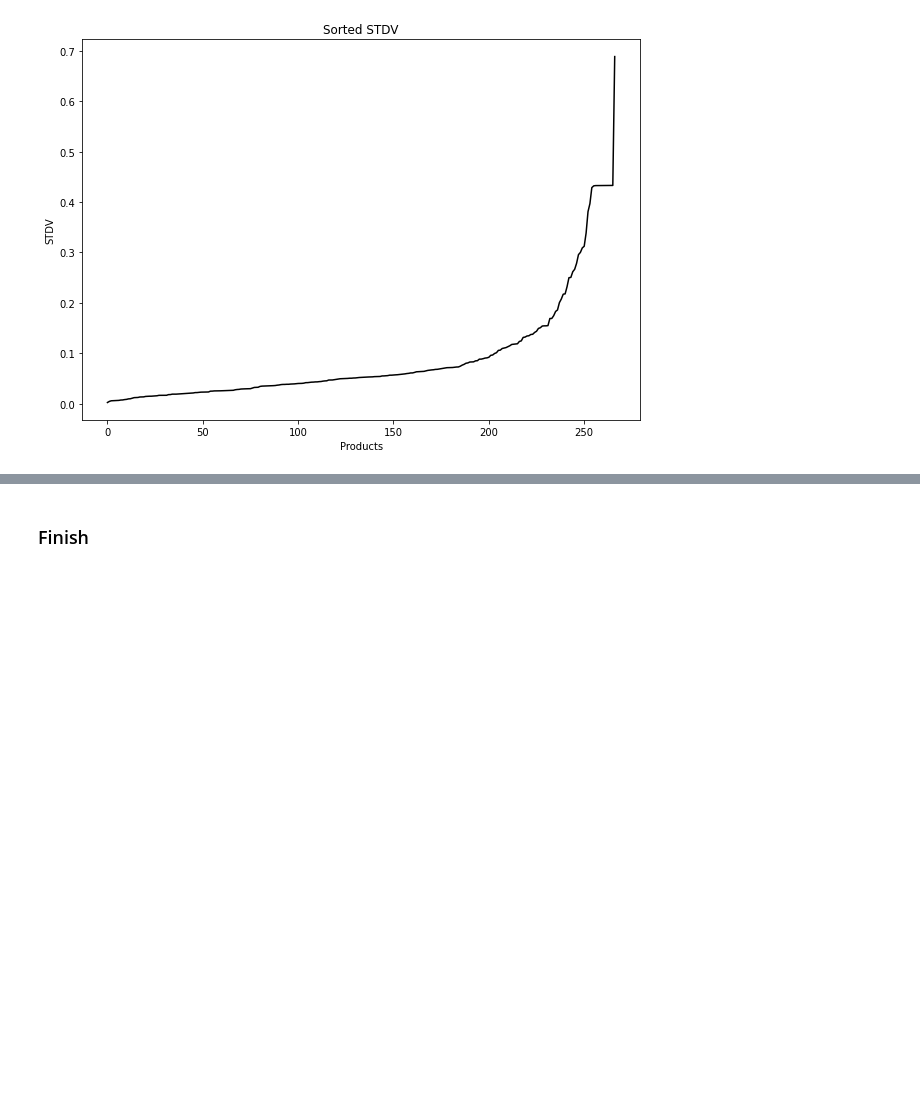
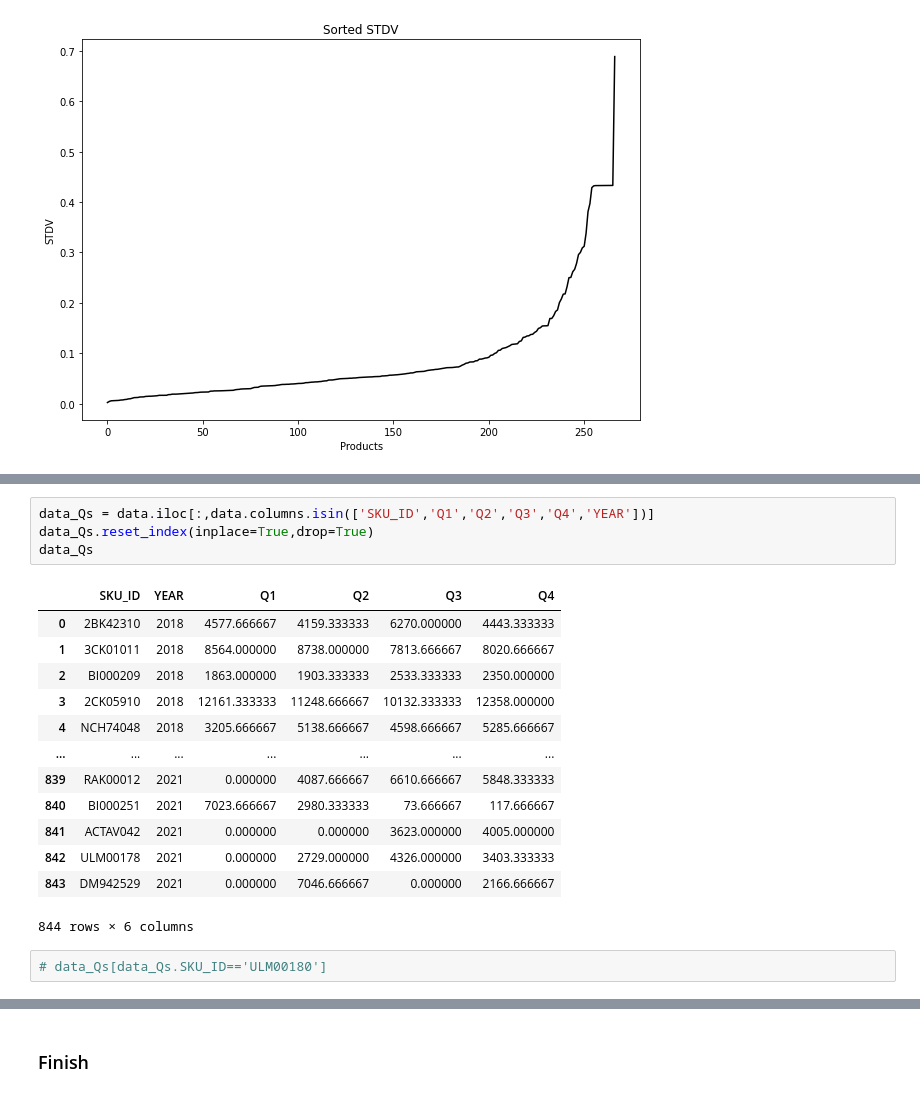
Before and after one commit to omeryefet/SLE, a Jupyter notebook: main.ipynb, the cells around one changed output, grey strips where cells are left out. Cells and saved outputs as stored; diff of their text form; blank space fills up the shorter version.

```diff
--- a/main.ipynb
+++ b/main.ipynb
@@ -363,0 +396,20 @@ plot_STDV(seasonality)
+# %%
+data_Qs = data.iloc[:,data.columns.isin(['SKU_ID','Q1','Q2','Q3','Q4','YEAR'])]
+data_Qs.reset_index(inplace=True,drop=True)
+data_Qs
+# %% [output]
+|  | SKU_ID | YEAR | Q1 | Q2 | Q3 | Q4 |
+| 0 | 2BK42310 | 2018 | 4577.666667 | 4159.333333 | 6270.000000 | 4443.333333 |
+| 1 | 3CK01011 | 2018 | 8564.000000 | 8738.000000 | 7813.666667 | 8020.666667 |
+| 2 | BI000209 | 2018 | 1863.000000 | 1903.333333 | 2533.333333 | 2350.000000 |
+| 3 | 2CK05910 | 2018 | 12161.333333 | 11248.666667 | 10132.333333 | 12358.000000 |
+| 4 | NCH74048 | 2018 | 3205.666667 | 5138.666667 | 4598.666667 | 5285.666667 |
+| ... | ... | ... | ... | ... | ... | ... |
+| 839 | RAK00012 | 2021 | 0.000000 | 4087.666667 | 6610.666667 | 5848.333333 |
+| 840 | BI000251 | 2021 | 7023.666667 | 2980.333333 | 73.666667 | 117.666667 |
+| 841 | ACTAV042 | 2021 | 0.000000 | 0.000000 | 3623.000000 | 4005.000000 |
+| 842 | ULM00178 | 2021 | 0.000000 | 2729.000000 | 4326.000000 | 3403.333333 |
+| 843 | DM942529 | 2021 | 0.000000 | 7046.666667 | 0.000000 | 2166.666667 |
+844 rows × 6 columns
+# %%
+# data_Qs[data_Qs.SKU_ID=='ULM00180']
```
Also changed, not shown: parts of 24 cells of this notebook, 1 other file.
